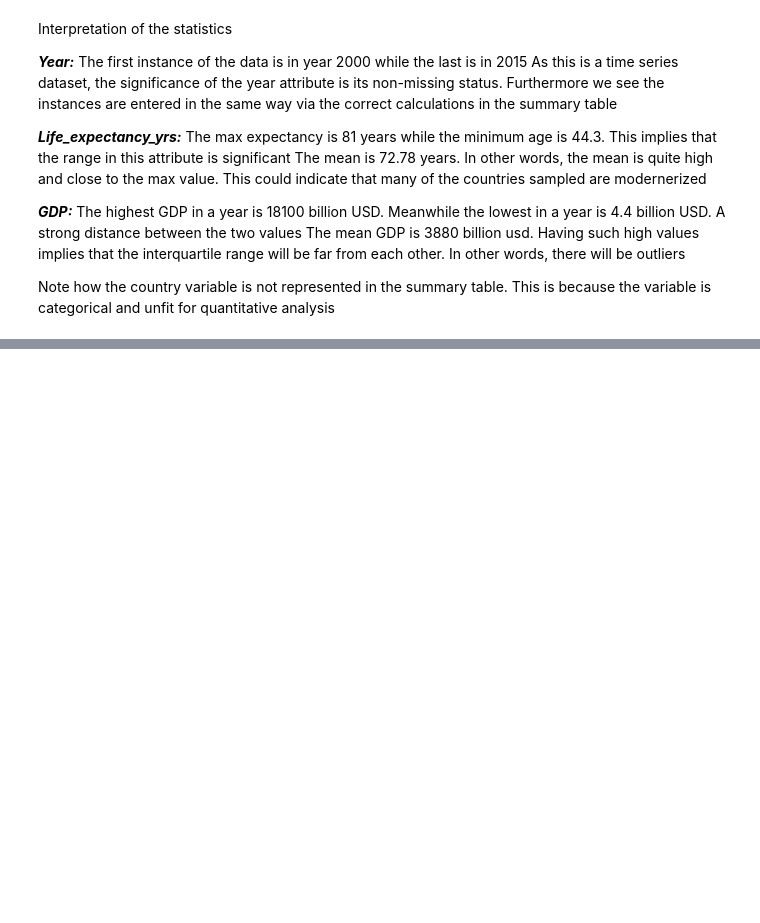
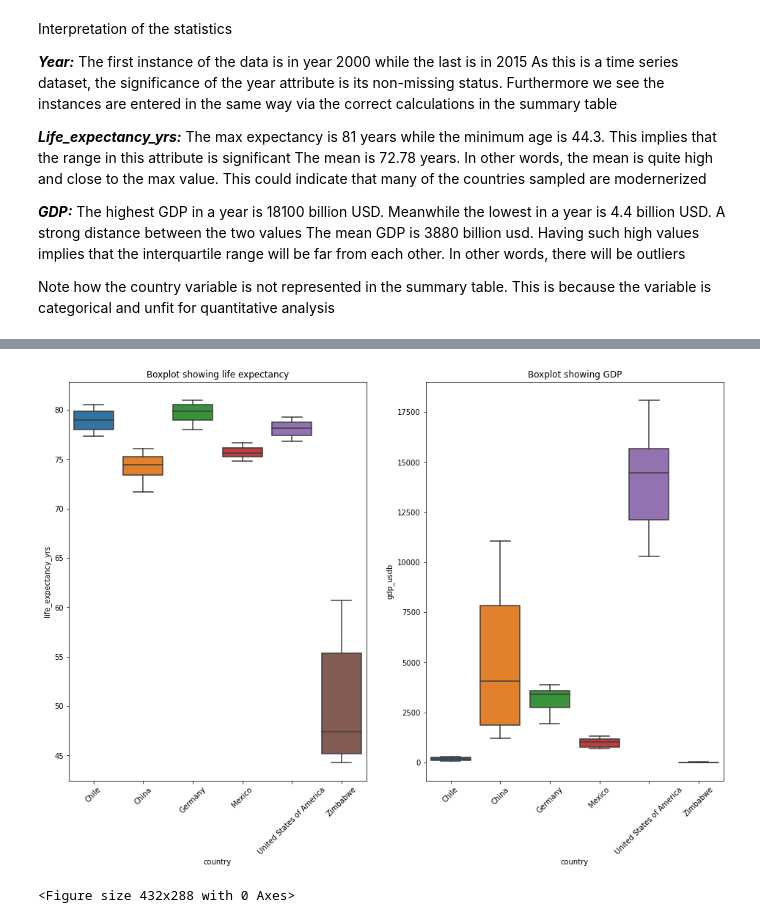
Before and after one commit to albertbanke/LifeExpectancyandGDP, a Jupyter notebook: life_expectancy_gdp.ipynb, the cells around one changed output, grey strips where cells are left out. Saved outputs shown, nothing was run; the diff lists cells and outputs as text; code cells hidden in the pictures; blank space fills up the shorter version.

```diff
--- a/life_expectancy_gdp.ipynb
+++ b/life_expectancy_gdp.ipynb
@@ -189,0 +194,26 @@ plt.show()
+# %%
+# (F) Bivariate data analysis
+
+# Plotting a boxplot showing the countries different composition of the GDP and life expectancy variables
+plt.figure(figsize = [16, 10])
+
+plt.subplot(1, 2, 1)
+plt.xticks(rotation = 45)
+ax2 = sns.boxplot(data = df, x = 'country', y ='life_expectancy_yrs')
+plt.title('Boxplot showing life expectancy')
+
+plt.subplot(1, 2, 2)
+plt.xticks(rotation = 45)
+ax3 = sns.boxplot(data = df, x = 'country', y ='gdp_usdb')
+plt.title('Boxplot showing GDP')
+
+plt.show()
+plt.clf()
+
+# Interpretation: Two points become clearly visible from these boxplots. All but one country has life expectancy above 70 years
+# This explains the earlier gap in life expectancy.
+# Furthermore, the association between GDP and life expectancy is not clear between these two graphs.
+# Evidently Chile has a higher life expectancy than Mexico but a lower GDP per capita in billions USD.
+# %% [output]
+[figure, added]
+<Figure size 432x288 with 0 Axes>
```
Also changed, not shown: parts of 2 cells of this notebook.
